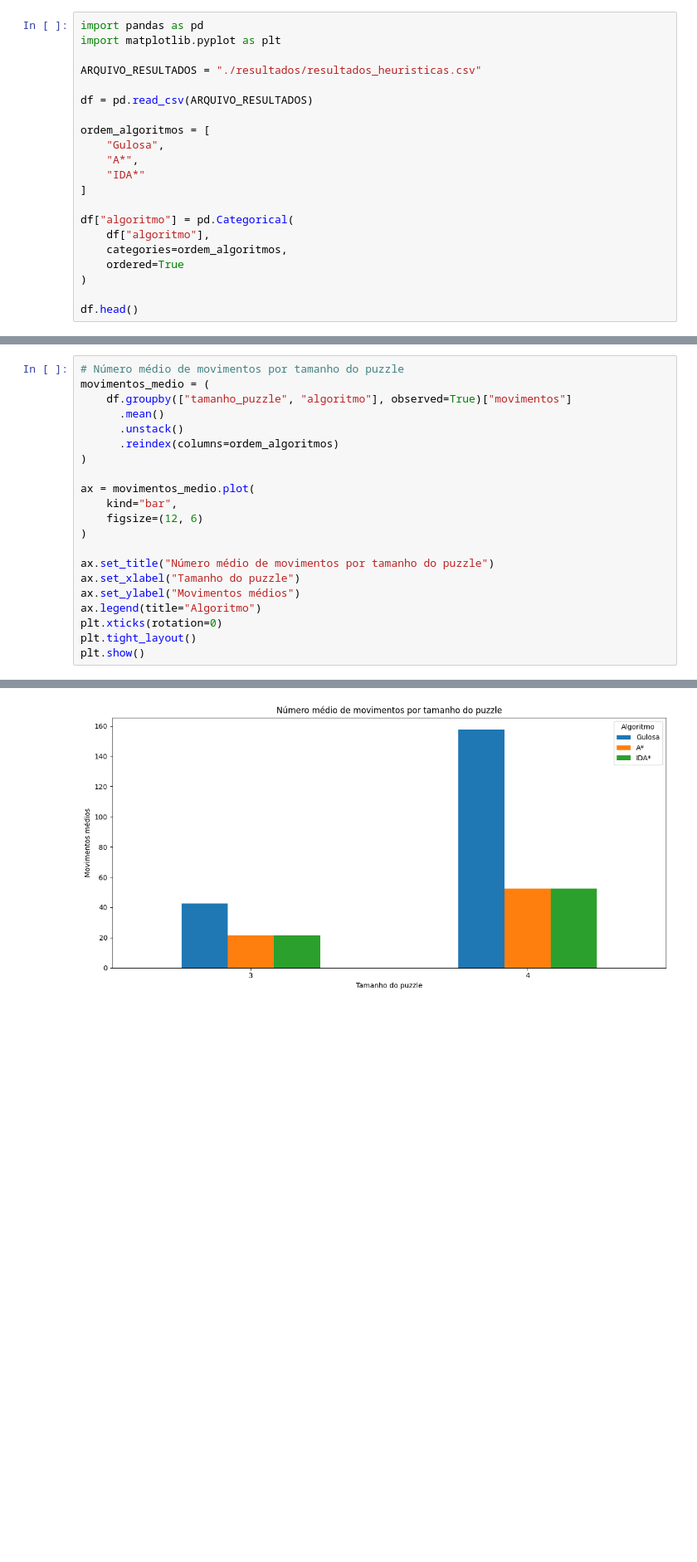
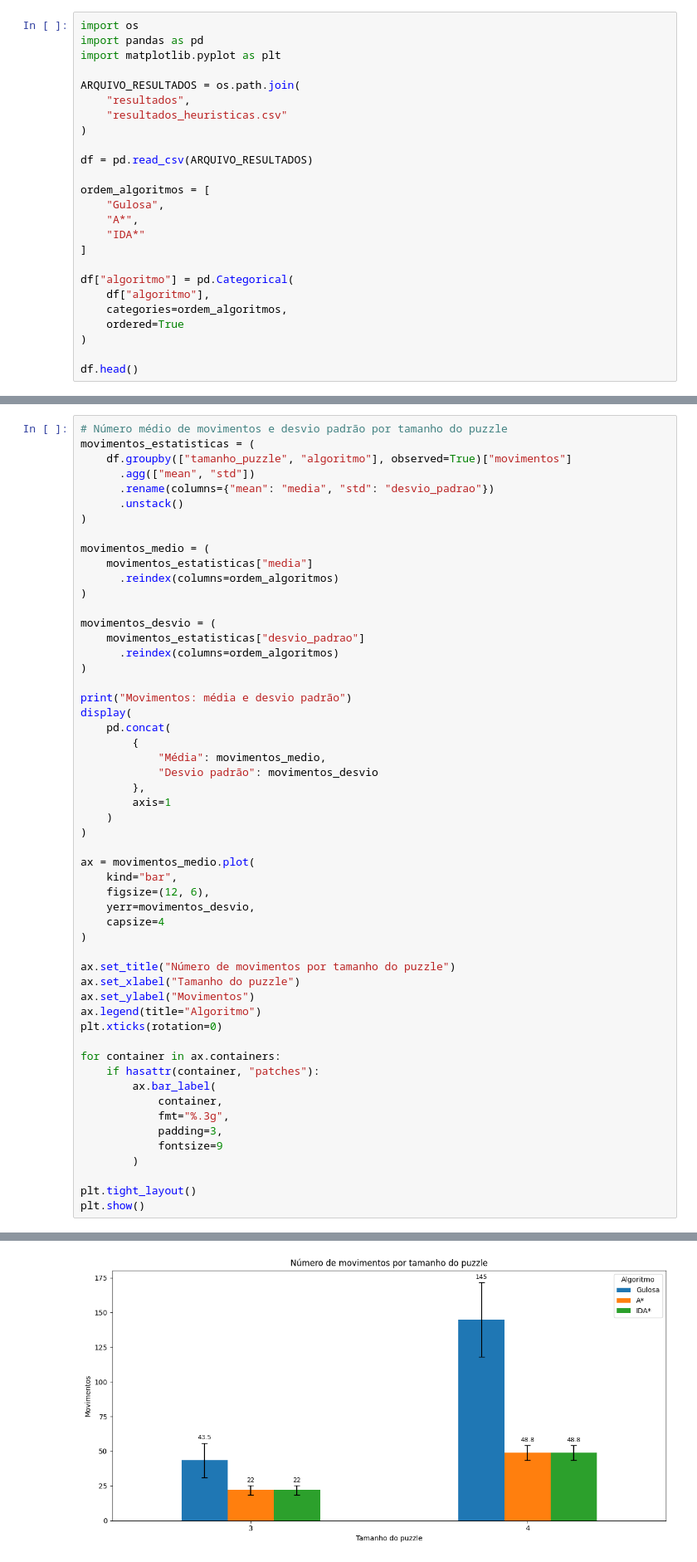
Before and after one commit to Tony38700/projeto-benchmark-buscas, a Jupyter notebook: graficos_resultados_heuristicas.ipynb, the cells around one changed output, grey strips where cells are left out. Shown at 83% size. Cells and saved outputs as stored; diff of their text form; blank space fills up the shorter version.

```diff
--- a/graficos_resultados_heuristicas.ipynb
+++ b/graficos_resultados_heuristicas.ipynb
@@ -5,8 +5,12 @@ Este notebook lê `resultados_heuristicas.csv` e compara Gulosa, A* e IDA* por t
 # %%
+import os
 import pandas as pd
 import matplotlib.pyplot as plt
 
-ARQUIVO_RESULTADOS = "./resultados/resultados_heuristicas.csv"
+ARQUIVO_RESULTADOS = os.path.join(
+    "resultados",
+    "resultados_heuristicas.csv"
+)
 
 df = pd.read_csv(ARQUIVO_RESULTADOS)
 
@@ -56,22 +99,55 @@ plt.show()
 # %%
-# Número médio de movimentos por tamanho do puzzle
+# Número médio de movimentos e desvio padrão por tamanho do puzzle
+movimentos_estatisticas = (
+    df.groupby(["tamanho_puzzle", "algoritmo"], observed=True)["movimentos"]
+      .agg(["mean", "std"])
+      .rename(columns={"mean": "media", "std": "desvio_padrao"})
+      .unstack()
+)
+
 movimentos_medio = (
-    df.groupby(["tamanho_puzzle", "algoritmo"], observed=True)["movimentos"]
-      .mean()
-      .unstack()
+    movimentos_estatisticas["media"]
       .reindex(columns=ordem_algoritmos)
+)
+
+movimentos_desvio = (
+    movimentos_estatisticas["desvio_padrao"]
+      .reindex(columns=ordem_algoritmos)
+)
+
+print("Movimentos: média e desvio padrão")
+display(
+    pd.concat(
+        {
+            "Média": movimentos_medio,
+            "Desvio padrão": movimentos_desvio
+        },
+        axis=1
+    )
 )
 
 ax = movimentos_medio.plot(
     kind="bar",
-    figsize=(12, 6)
+    figsize=(12, 6),
+    yerr=movimentos_desvio,
+    capsize=4
 )
 
-ax.set_title("Número médio de movimentos por tamanho do puzzle")
+ax.set_title("Número de movimentos por tamanho do puzzle")
 ax.set_xlabel("Tamanho do puzzle")
-ax.set_ylabel("Movimentos médios")
+ax.set_ylabel("Movimentos")
 ax.legend(title="Algoritmo")
 plt.xticks(rotation=0)
+
+for container in ax.containers:
+    if hasattr(container, "patches"):
+        ax.bar_label(
+            container,
+            fmt="%.3g",
+            padding=3,
+            fontsize=9
+        )
+
 plt.tight_layout()
 plt.show()
 # %% [output]
@@ -78 +160 @@ plt.show()
-[figure, old version]
+[figure, new version]
```
Also changed, not shown: parts of 5 cells of this notebook.
